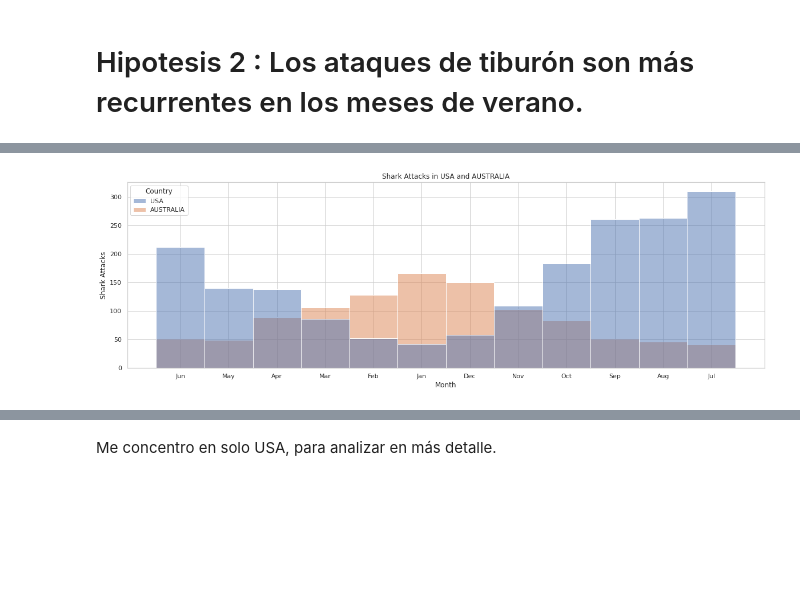
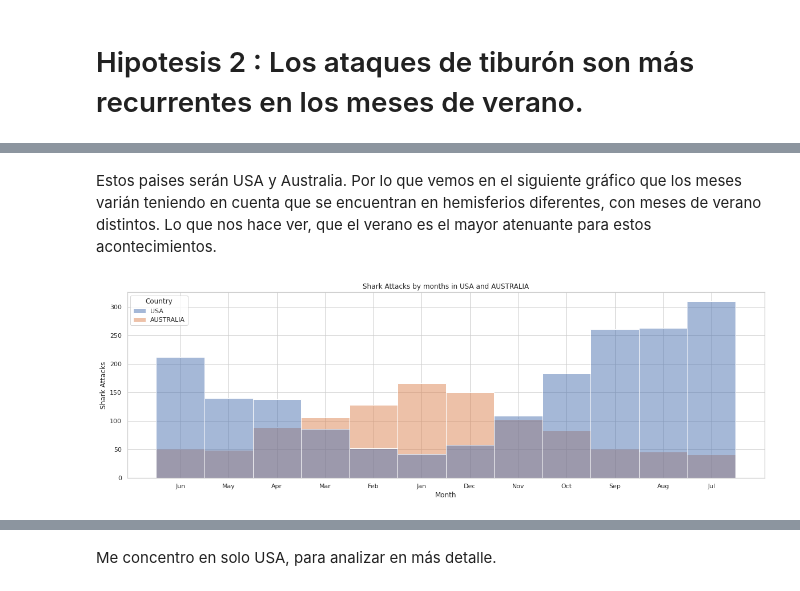
Before and after one commit to evaarquero/data-cleaning-pandas, a Jupyter notebook: analysis.ipynb, the cells around one changed output, grey strips where cells are left out. Saved outputs shown, nothing was run; the diff lists cells and outputs as text; code cells hidden in the pictures; blank space fills up the shorter version.

```diff
--- a/analysis.ipynb
+++ b/analysis.ipynb
@@ -73,7 +85,9 @@ sns.histplot(data=df_2, x="Month",bins=50);
+# %% [markdown]
+Estos paises serán USA y Australia. Por lo que vemos en el siguiente gráfico que los meses varián teniendo en cuenta que se encuentran en hemisferios diferentes, con meses de verano distintos. Lo que nos hace ver, que el verano es el mayor atenuante para estos acontecimientos.
 # %%
 df_AU = df_2[(df_2["Country"] == "USA")|(df_2["Country"] == "AUSTRALIA")]
 sns.histplot(data=df_AU, x="Month", hue="Country",bins=50);
-plt.title("Shark Attacks in USA and AUSTRALIA")
+plt.title("Shark Attacks by months in USA and AUSTRALIA")
 plt.ylabel("Shark Attacks");
 # %% [output]
-[figure, old version]
+[figure, new version]
```
Also changed, not shown: parts of 13 cells of this notebook, 1 other file.
